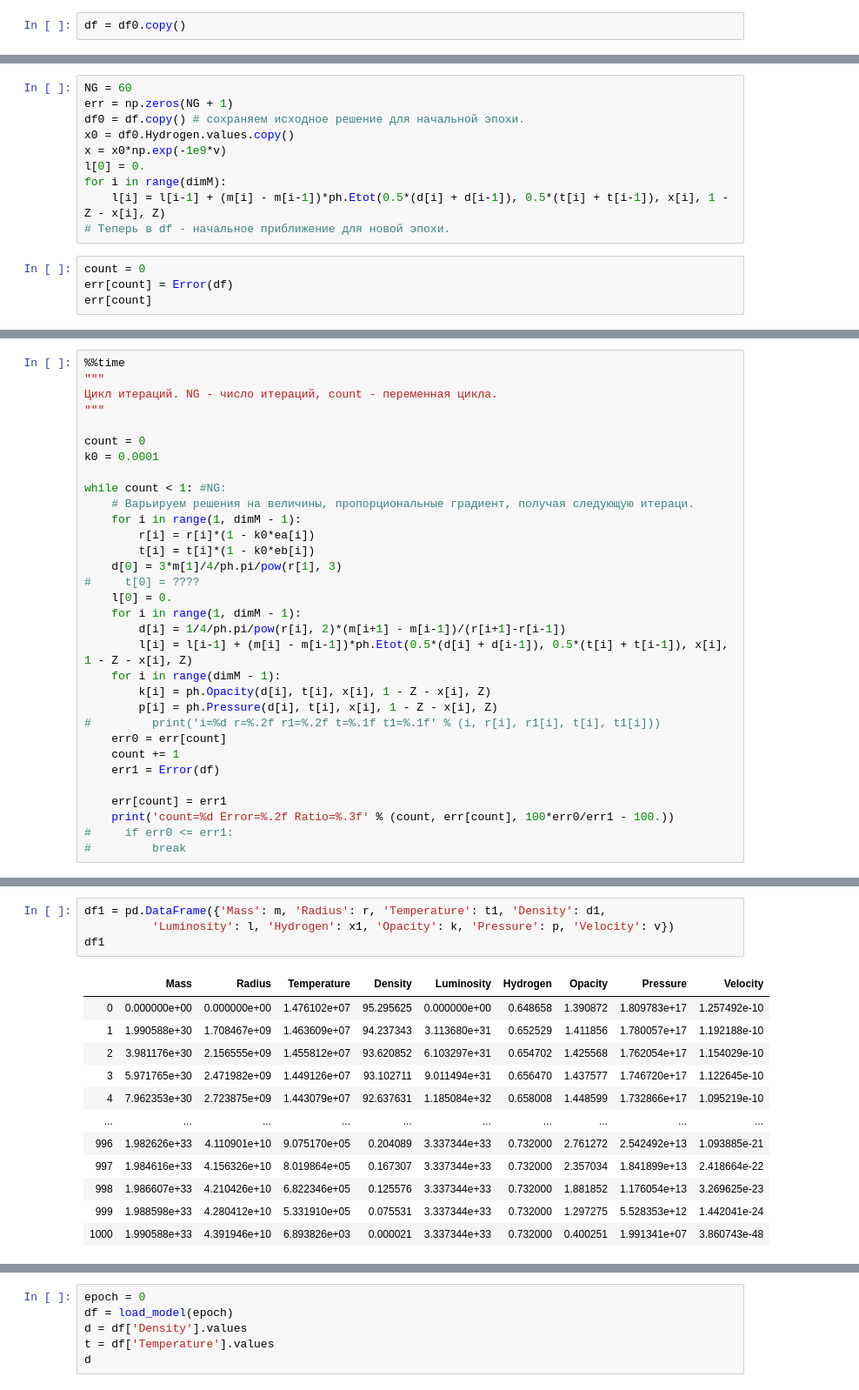
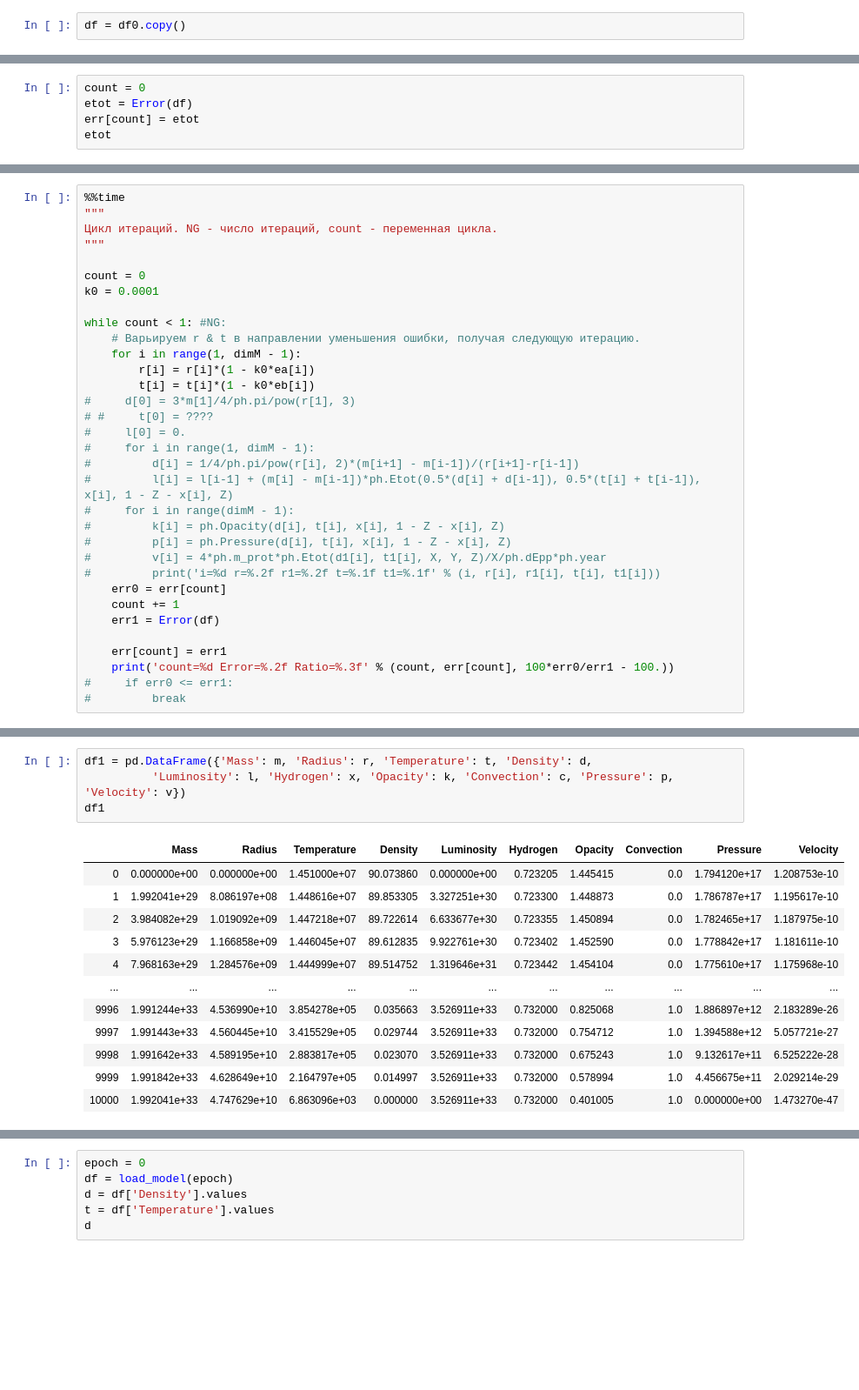
Before and after one commit to boangri/StarModels, a Jupyter notebook: Iterations.ipynb, the cells around one changed output, grey strips where cells are left out. Shown: that part at 87% size. Drawn from its saved outputs; the diff is of its cells as text; blank space fills up the shorter version.

```diff
--- a/Iterations.ipynb
+++ b/Iterations.ipynb
@@ -138,0 +160,5 @@ Error(df)
+# %%
+count = 0
+etot = Error(df)
+err[count] = etot
+etot
@@ -161,14 +183,0 @@ eb, ea
-# %%
-NG = 60
-err = np.zeros(NG + 1)
-df0 = df.copy() # сохраняем исходное решение для начальной эпохи.
-x0 = df0.Hydrogen.values.copy()
-x = x0*np.exp(-1e9*v)
-l[0] = 0.
-for i in range(dimM):
-    l[i] = l[i-1] + (m[i] - m[i-1])*ph.Etot(0.5*(d[i] + d[i-1]), 0.5*(t[i] + t[i-1]), x[i], 1 - Z - x[i], Z)
-# Теперь в df - начальное приближение для новой эпохи.
-# %%
-count = 0
-err[count] = Error(df)
-err[count]
@@ -184,19 +191,20 @@ count = 0
 k0 = 0.0001
 
 while count < 1: #NG:
-    # Варьируем решения на величины, пропорциональные градиент, получая следующую итераци.
+    # Варьируем r & t в направлении уменьшения ошибки, получая следующую итерацию.
     for i in range(1, dimM - 1):
         r[i] = r[i]*(1 - k0*ea[i])
         t[i] = t[i]*(1 - k0*eb[i])
-    d[0] = 3*m[1]/4/ph.pi/pow(r[1], 3)
-#     t[0] = ????
-    l[0] = 0.
-    for i in range(1, dimM - 1):
-        d[i] = 1/4/ph.pi/pow(r[i], 2)*(m[i+1] - m[i-1])/(r[i+1]-r[i-1])
-        l[i] = l[i-1] + (m[i] - m[i-1])*ph.Etot(0.5*(d[i] + d[i-1]), 0.5*(t[i] + t[i-1]), x[i], 1 - Z - x[i], Z)
-    for i in range(dimM - 1):
-        k[i] = ph.Opacity(d[i], t[i], x[i], 1 - Z - x[i], Z)
-        p[i] = ph.Pressure(d[i], t[i], x[i], 1 - Z - x[i], Z)
+#     d[0] = 3*m[1]/4/ph.pi/pow(r[1], 3)
+# #     t[0] = ????
+#     l[0] = 0.
+#     for i in range(1, dimM - 1):
+#         d[i] = 1/4/ph.pi/pow(r[i], 2)*(m[i+1] - m[i-1])/(r[i+1]-r[i-1])
+#         l[i] = l[i-1] + (m[i] - m[i-1])*ph.Etot(0.5*(d[i] + d[i-1]), 0.5*(t[i] + t[i-1]), x[i], 1 - Z - x[i], Z)
+#     for i in range(dimM - 1):
+#         k[i] = ph.Opacity(d[i], t[i], x[i], 1 - Z - x[i], Z)
+#         p[i] = ph.Pressure(d[i], t[i], x[i], 1 - Z - x[i], Z)
+#         v[i] = 4*ph.m_prot*ph.Etot(d1[i], t1[i], X, Y, Z)/X/ph.dEpp*ph.year
 #         print('i=%d r=%.2f r1=%.2f t=%.1f t1=%.1f' % (i, r[i], r1[i], t[i], t1[i]))
     err0 = err[count]
     count += 1
@@ -212,17 +220,17 @@ Wall time: 75 ms
 # %%
-df1 = pd.DataFrame({'Mass': m, 'Radius': r, 'Temperature': t1, 'Density': d1,
-          'Luminosity': l, 'Hydrogen': x1, 'Opacity': k, 'Pressure': p, 'Velocity': v})
+df1 = pd.DataFrame({'Mass': m, 'Radius': r, 'Temperature': t, 'Density': d,
+          'Luminosity': l, 'Hydrogen': x, 'Opacity': k, 'Convection': c, 'Pressure': p, 'Velocity': v})
 df1
 # %% [output]
-|  | Mass | Radius | Temperature | Density | Luminosity | Hydrogen | Opacity | Pressure | Velocity |
-| 0 | 0.000000e+00 | 0.000000e+00 | 1.476102e+07 | 95.295625 | 0.000000e+00 | 0.648658 | 1.390872 | 1.809783e+17 | 1.257492e-10 |
-| 1 | 1.990588e+30 | 1.708467e+09 | 1.463609e+07 | 94.237343 | 3.113680e+31 | 0.652529 | 1.411856 | 1.780057e+17 | 1.192188e-10 |
-| 2 | 3.981176e+30 | 2.156555e+09 | 1.455812e+07 | 93.620852 | 6.103297e+31 | 0.654702 | 1.425568 | 1.762054e+17 | 1.154029e-10 |
-| 3 | 5.971765e+30 | 2.471982e+09 | 1.449126e+07 | 93.102711 | 9.011494e+31 | 0.656470 | 1.437577 | 1.746720e+17 | 1.122645e-10 |
-| 4 | 7.962353e+30 | 2.723875e+09 | 1.443079e+07 | 92.637631 | 1.185084e+32 | 0.658008 | 1.448599 | 1.732866e+17 | 1.095219e-10 |
-| ... | ... | ... | ... | ... | ... | ... | ... | ... | ... |
-| 996 | 1.982626e+33 | 4.110901e+10 | 9.075170e+05 | 0.204089 | 3.337344e+33 | 0.732000 | 2.761272 | 2.542492e+13 | 1.093885e-21 |
-| 997 | 1.984616e+33 | 4.156326e+10 | 8.019864e+05 | 0.167307 | 3.337344e+33 | 0.732000 | 2.357034 | 1.841899e+13 | 2.418664e-22 |
-| 998 | 1.986607e+33 | 4.210426e+10 | 6.822346e+05 | 0.125576 | 3.337344e+33 | 0.732000 | 1.881852 | 1.176054e+13 | 3.269625e-23 |
-| 999 | 1.988598e+33 | 4.280412e+10 | 5.331910e+05 | 0.075531 | 3.337344e+33 | 0.732000 | 1.297275 | 5.528353e+12 | 1.442041e-24 |
-| 1000 | 1.990588e+33 | 4.391946e+10 | 6.893826e+03 | 0.000021 | 3.337344e+33 | 0.732000 | 0.400251 | 1.991341e+07 | 3.860743e-48 |
+|  | Mass | Radius | Temperature | Density | Luminosity | Hydrogen | Opacity | Convection | Pressure | Velocity |
+| 0 | 0.000000e+00 | 0.000000e+00 | 1.451000e+07 | 90.073860 | 0.000000e+00 | 0.723205 | 1.445415 | 0.0 | 1.794120e+17 | 1.208753e-10 |
+| 1 | 1.992041e+29 | 8.086197e+08 | 1.448616e+07 | 89.853305 | 3.327251e+30 | 0.723300 | 1.448873 | 0.0 | 1.786787e+17 | 1.195617e-10 |
+| 2 | 3.984082e+29 | 1.019092e+09 | 1.447218e+07 | 89.722614 | 6.633677e+30 | 0.723355 | 1.450894 | 0.0 | 1.782465e+17 | 1.187975e-10 |
+| 3 | 5.976123e+29 | 1.166858e+09 | 1.446045e+07 | 89.612835 | 9.922761e+30 | 0.723402 | 1.452590 | 0.0 | 1.778842e+17 | 1.181611e-10 |
+| 4 | 7.968163e+29 | 1.284576e+09 | 1.444999e+07 | 89.514752 | 1.319646e+31 | 0.723442 | 1.454104 | 0.0 | 1.775610e+17 | 1.175968e-10 |
+| ... | ... | ... | ... | ... | ... | ... | ... | ... | ... | ... |
+| 9996 | 1.991244e+33 | 4.536990e+10 | 3.854278e+05 | 0.035663 | 3.526911e+33 | 0.732000 | 0.825068 | 1.0 | 1.886897e+12 | 2.183289e-26 |
+| 9997 | 1.991443e+33 | 4.560445e+10 | 3.415529e+05 | 0.029744 | 3.526911e+33 | 0.732000 | 0.754712 | 1.0 | 1.394588e+12 | 5.057721e-27 |
+| 9998 | 1.991642e+33 | 4.589195e+10 | 2.883817e+05 | 0.023070 | 3.526911e+33 | 0.732000 | 0.675243 | 1.0 | 9.132617e+11 | 6.525222e-28 |
+| 9999 | 1.991842e+33 | 4.628649e+10 | 2.164797e+05 | 0.014997 | 3.526911e+33 | 0.732000 | 0.578994 | 1.0 | 4.456675e+11 | 2.029214e-29 |
+| 10000 | 1.992041e+33 | 4.747629e+10 | 6.863096e+03 | 0.000000 | 3.526911e+33 | 0.732000 | 0.401005 | 1.0 | 0.000000e+00 | 1.473270e-47 |
```
Also changed, not shown: parts of 18 cells of this notebook, 5 other files.
